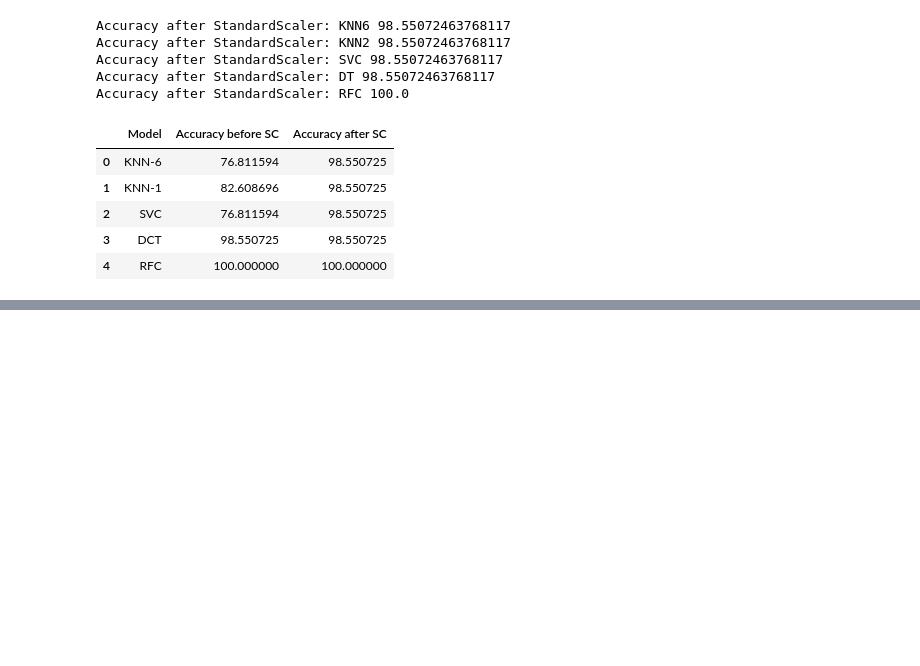
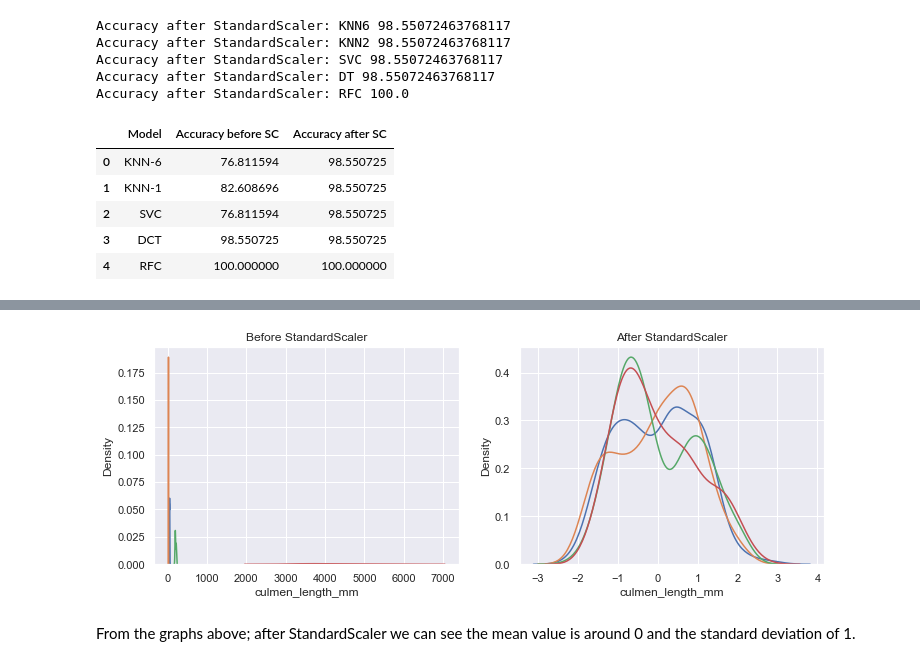
Before and after one commit to mona-piya/Penguin-Species-Classification, a Jupyter notebook: penguin-spec.ipynb, the cells around one changed output, grey strips where cells are left out. Saved outputs shown, nothing was run; the diff lists cells and outputs as text; code cells hidden in the pictures; blank space fills up the shorter version.

```diff
--- a/penguin-spec.ipynb
+++ b/penguin-spec.ipynb
@@ -537,0 +611,24 @@ performance
+# %%
+#Plot graphs before and after using StandardScaler
+sns.set()
+fig,(ax1, ax2)=plt.subplots(ncols=2, figsize=(12,4))
+
+#Plot graph before StandardScaler
+ax1.set_title("Before StandardScaler")
+sns.kdeplot(df_x.culmen_length_mm ,ax=ax1, label="CM_lenght")
+sns.kdeplot(df_x.culmen_depth_mm ,ax=ax1, label="CM_depth")
+sns.kdeplot(df_x.flipper_length_mm ,ax=ax1, label="Flipper_length")
+sns.kdeplot(df_x.body_mass_g ,ax=ax1, label="BM")
+
+#Plot graph after StandardScaler
+ax2.set_title("After StandardScaler")
+sns.kdeplot(df_sc.culmen_length_mm ,ax=ax2, label="CM_lenght")
+sns.kdeplot(df_sc.culmen_depth_mm ,ax=ax2, label="CM_depth")
+sns.kdeplot(df_sc.flipper_length_mm ,ax=ax2, label="Flipper_length")
+sns.kdeplot(df_sc.body_mass_g ,ax=ax2, label="BM")
+plt.show()
+fig.savefig('BeforeafterStandardScaler.png')
+# %% [output]
+[figure, added]
+# %% [markdown]
+From the graphs above; after StandardScaler we can see the mean value is around 0 and the standard deviation of 1.
```
Also changed, not shown: parts of 21 cells of this notebook.
